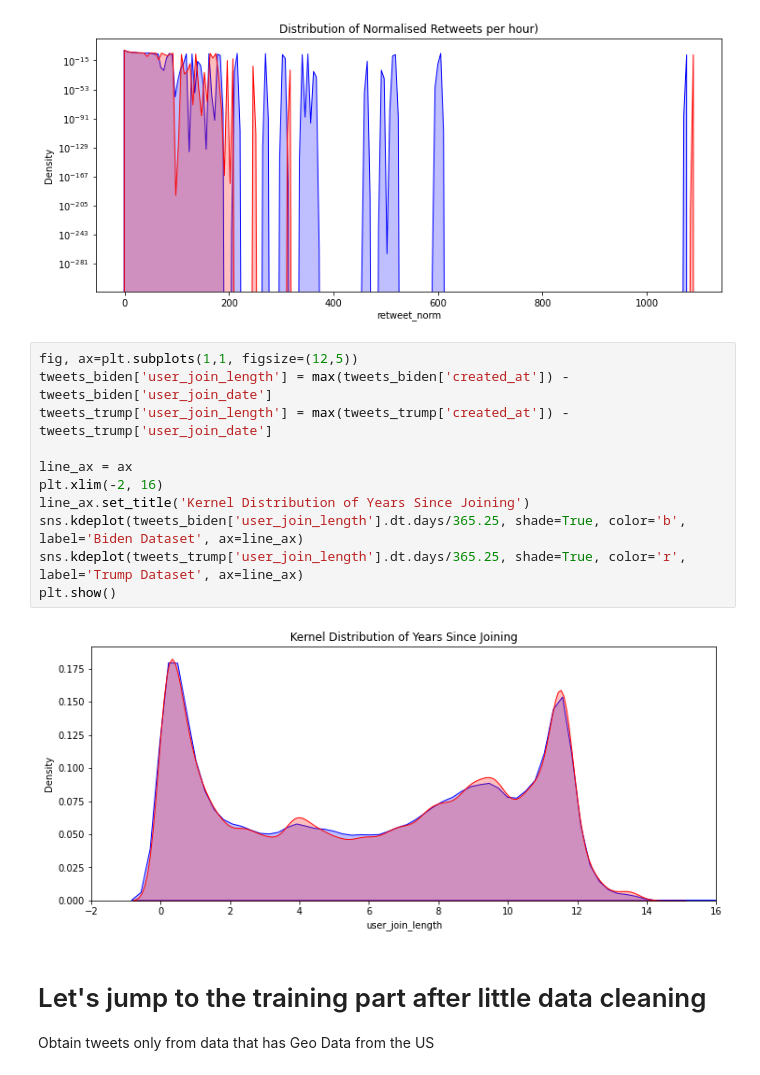
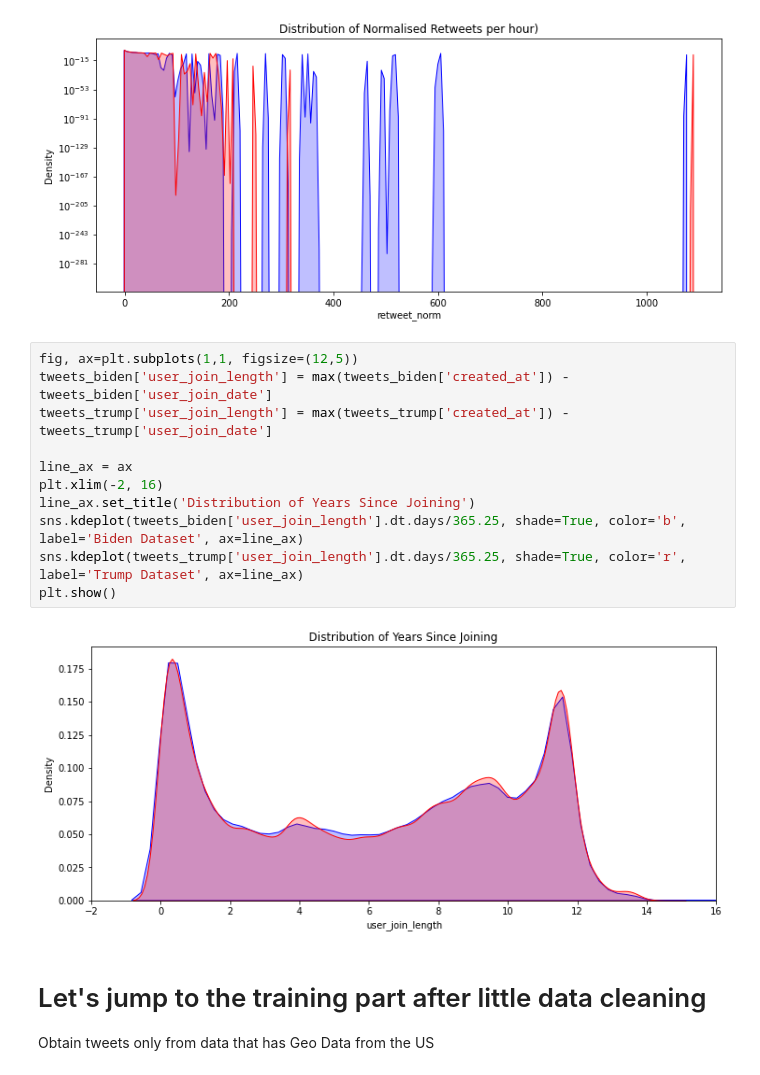
Before and after one commit to sydney-machine-learning/sentimentanalysis-USelections, a Jupyter notebook: main.ipynb, the cells around one changed output. Saved outputs shown, nothing was run; the diff lists cells and outputs as text.

```diff
--- a/main.ipynb
+++ b/main.ipynb
@@ -472,16 +469,16 @@ plt.show()
 # %%
 fig, ax=plt.subplots(1,1, figsize=(12,5))
 tweets_biden['user_join_length'] = max(tweets_biden['created_at']) - tweets_biden['user_join_date']
 tweets_trump['user_join_length'] = max(tweets_trump['created_at']) - tweets_trump['user_join_date']
 
 line_ax = ax
 plt.xlim(-2, 16)
-line_ax.set_title('Kernel Distribution of Years Since Joining')
+line_ax.set_title('Distribution of Years Since Joining')
 sns.kdeplot(tweets_biden['user_join_length'].dt.days/365.25, shade=True, color='b', label='Biden Dataset', ax=line_ax)
 sns.kdeplot(tweets_trump['user_join_length'].dt.days/365.25, shade=True, color='r', label='Trump Dataset', ax=line_ax)
 plt.show()
 # %% [output]
-[figure, old version]
+[figure, new version]
 # %% [markdown]
 # Let's jump to the training part after little data cleaning
 
```
Also changed, not shown: parts of 8 cells of this notebook.
